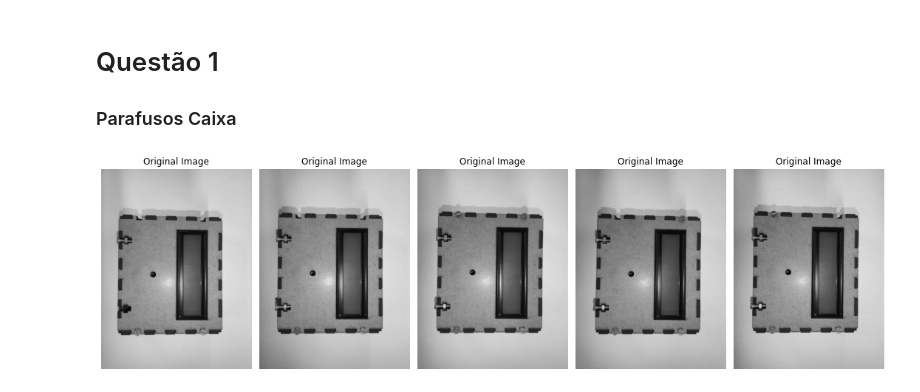
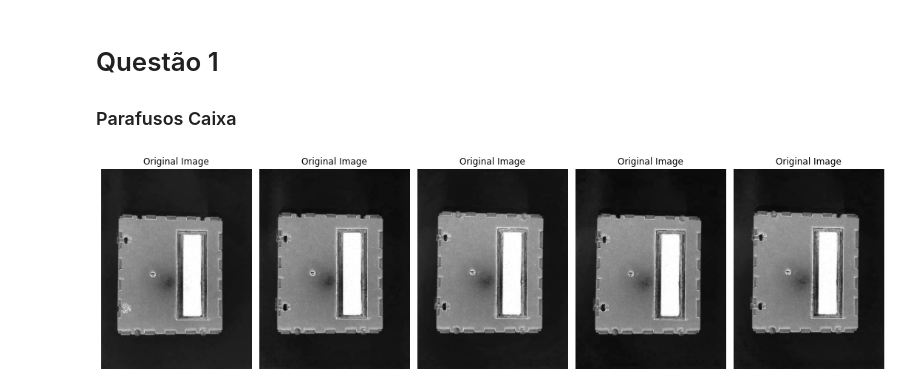
Before and after one commit to fekurita/MachineVision, a Jupyter notebook: APS3/APS3.ipynb, the cells around one changed output. Saved outputs shown, nothing was run; the diff lists cells and outputs as text; code cells hidden in the pictures.

```diff
--- a/APS3/APS3.ipynb
+++ b/APS3/APS3.ipynb
@@ -6,39 +6,53 @@ import matplotlib.pyplot as plt
 # Questão 1
 ### Parafusos Caixa
 # %%
-Fig1_caixa1 = cv2.imread("Figuras_APS3/Fig1_Caixa1.jpg", cv2.IMREAD_GRAYSCALE)
-Fig1_caixa2 = cv2.imread("Figuras_APS3/Fig1_Caixa2.jpg", cv2.IMREAD_GRAYSCALE)
-Fig1_caixa3 = cv2.imread("Figuras_APS3/Fig1_Caixa3.jpg", cv2.IMREAD_GRAYSCALE)
-Fig1_caixa4 = cv2.imread("Figuras_APS3/Fig1_Caixa4.jpg", cv2.IMREAD_GRAYSCALE)
-Fig1_caixa5 = cv2.imread("Figuras_APS3/Fig1_Caixa5.jpg", cv2.IMREAD_GRAYSCALE)
+Fig1_caixa1 = cv2.imread("Figuras_APS3/Fig1_Caixa1.jpg", cv2.IMREAD_COLOR)
+Fig1_caixa2 = cv2.imread("Figuras_APS3/Fig1_Caixa2.jpg", cv2.IMREAD_COLOR)
+Fig1_caixa3 = cv2.imread("Figuras_APS3/Fig1_Caixa3.jpg", cv2.IMREAD_COLOR)
+Fig1_caixa4 = cv2.imread("Figuras_APS3/Fig1_Caixa4.jpg", cv2.IMREAD_COLOR)
+Fig1_caixa5 = cv2.imread("Figuras_APS3/Fig1_Caixa5.jpg", cv2.IMREAD_COLOR)
+
+img_Caixa1_HSV = cv2.cvtColor(Fig1_caixa1,cv2.COLOR_BGR2HSV)
+img_Caixa2_HSV = cv2.cvtColor(Fig1_caixa2,cv2.COLOR_BGR2HSV)
+img_Caixa3_HSV = cv2.cvtColor(Fig1_caixa3,cv2.COLOR_BGR2HSV)
+img_Caixa4_HSV = cv2.cvtColor(Fig1_caixa4,cv2.COLOR_BGR2HSV)
+img_Caixa5_HSV = cv2.cvtColor(Fig1_caixa5,cv2.COLOR_BGR2HSV)
+
+[H1,S1,V1] = cv2.split(img_Caixa1_HSV)
+[H2,S2,V2] = cv2.split(img_Caixa2_HSV)
+[H3,S3,V3] = cv2.split(img_Caixa3_HSV)
+[H4,S4,V4] = cv2.split(img_Caixa4_HSV)
+[H5,S5,V5] = cv2.split(img_Caixa5_HSV)
+
+
 
 plt.figure(figsize=(15,10))
 plt.subplot(1,5,1)
-plt.imshow(Fig1_caixa1, cmap='gray')
+plt.imshow(S1 , cmap='gray')
 plt.title('Original Image')
 plt.axis('off')
 
 plt.subplot(1,5,2)
-plt.imshow(Fig1_caixa2, cmap='gray')
+plt.imshow(S2, cmap='gray')
 plt.title('Original Image')
 plt.axis('off')
 
 plt.subplot(1,5,3)
-plt.imshow(Fig1_caixa3, cmap='gray')
+plt.imshow(S3, cmap='gray')
 plt.title('Original Image')
 plt.axis('off')
 
 plt.subplot(1,5,4)
-plt.imshow(Fig1_caixa4, cmap='gray')
+plt.imshow(S4, cmap='gray')
 plt.title('Original Image')
 plt.axis('off')
 
 plt.subplot(1,5,5)
-plt.imshow(Fig1_caixa5, cmap='gray')
+plt.imshow(S5, cmap='gray')
 plt.title('Original Image')
 plt.axis('off')
 
 plt.tight_layout()
 plt.show()
 # %% [output]
-[figure, old version]
+[figure, new version]
```
Also changed, not shown: parts of 15 cells of this notebook.
